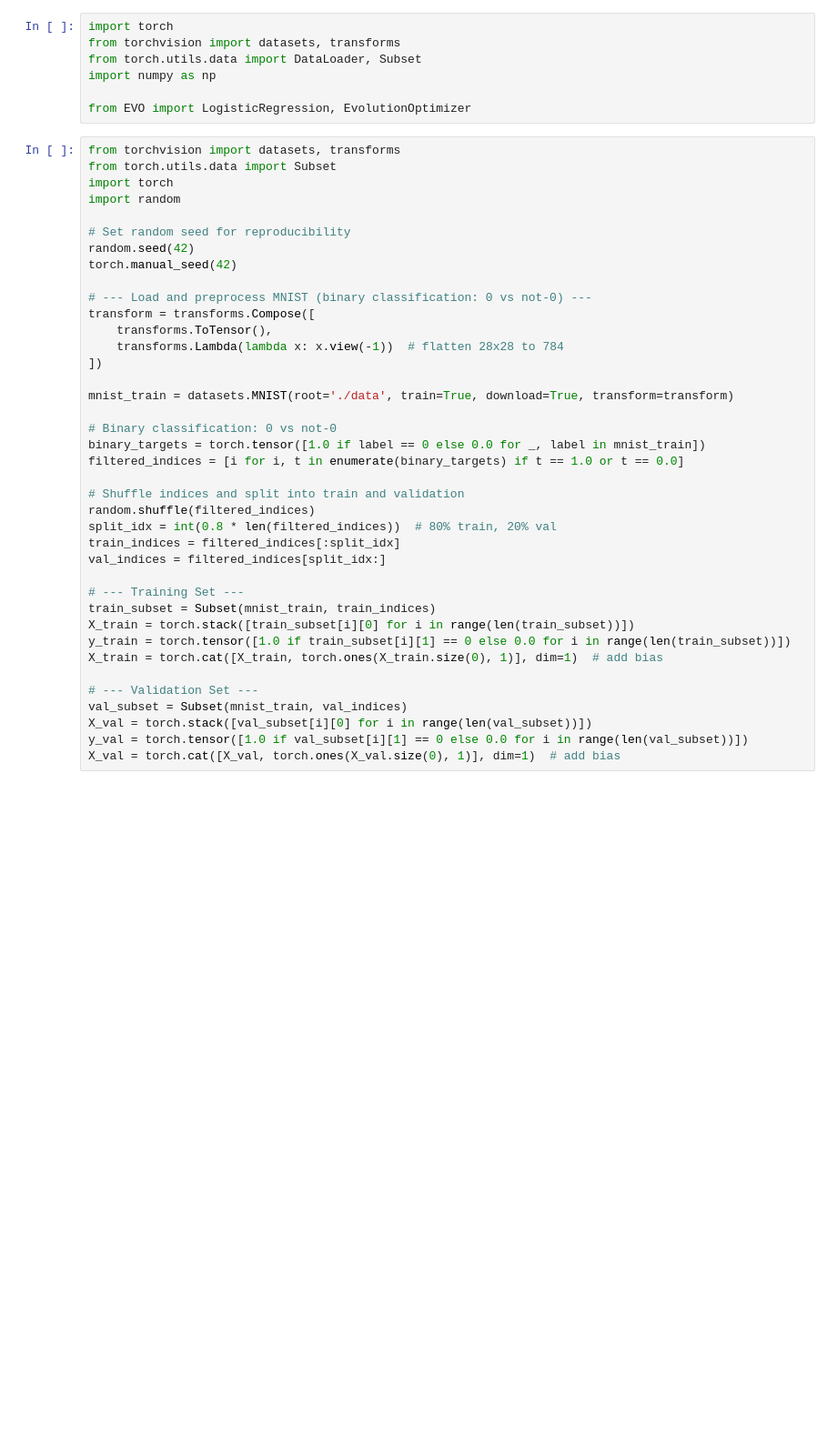
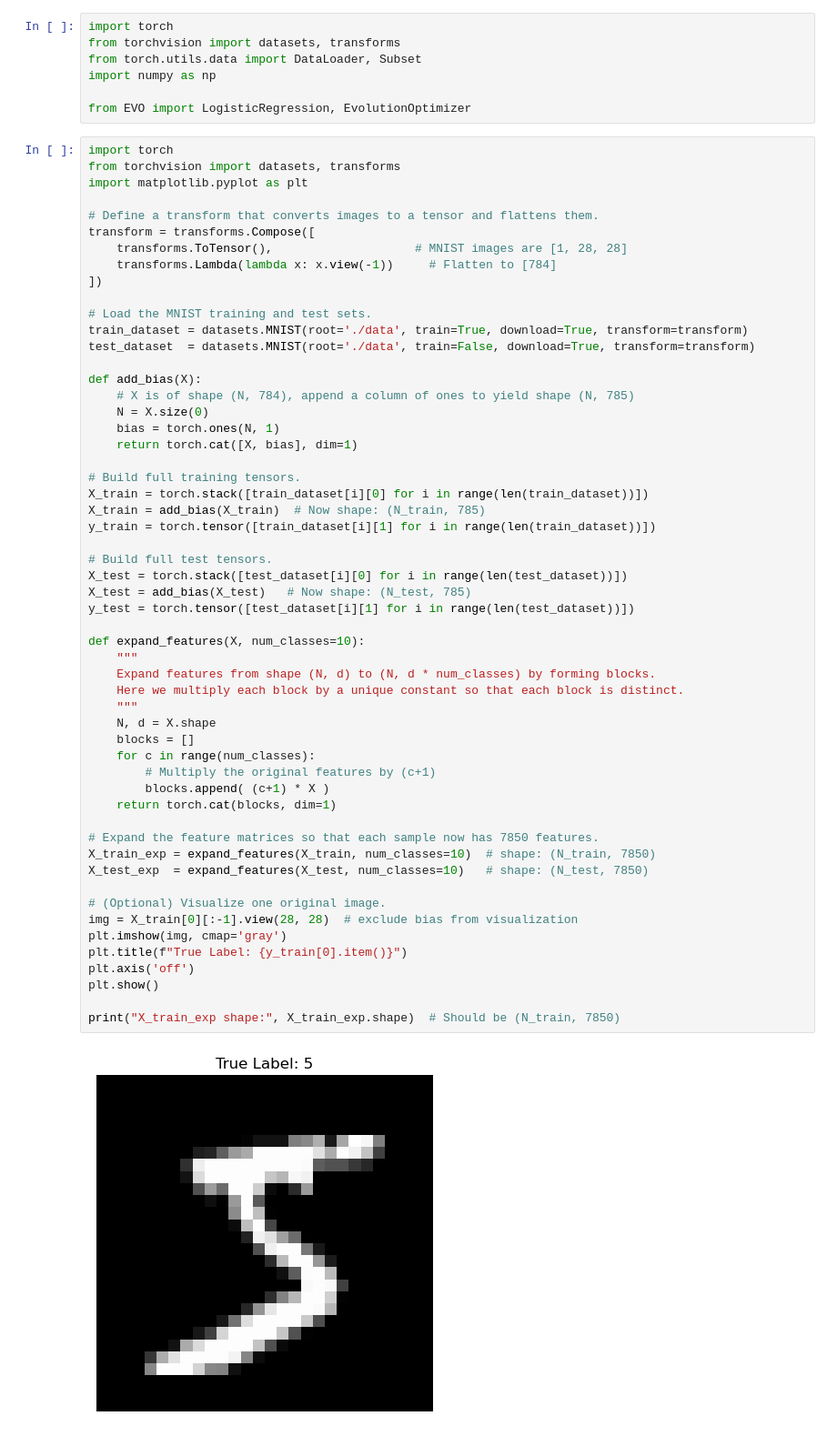
Before and after one commit to lawolff1702/EVO, a Jupyter notebook: base.ipynb, the cells around one changed output. Shown at 91% size. Saved outputs shown, nothing was run; the diff lists cells and outputs as text; blank space fills up the shorter version.

```diff
--- a/base.ipynb
+++ b/base.ipynb
@@ -9,41 +9,59 @@ import numpy as np
 
 from EVO import LogisticRegression, EvolutionOptimizer
 # %%
+import torch
 from torchvision import datasets, transforms
-from torch.utils.data import Subset
-import torch
-import random
+import matplotlib.pyplot as plt
 
-# Set random seed for reproducibility
-random.seed(42)
-torch.manual_seed(42)
-
-# --- Load and preprocess MNIST (binary classification: 0 vs not-0) ---
+# Define a transform that converts images to a tensor and flattens them.
 transform = transforms.Compose([
-    transforms.ToTensor(),
-    transforms.Lambda(lambda x: x.view(-1))  # flatten 28x28 to 784
+    transforms.ToTensor(),                    # MNIST images are [1, 28, 28]
+    transforms.Lambda(lambda x: x.view(-1))     # Flatten to [784]
 ])
 
-mnist_train = datasets.MNIST(root='./data', train=True, download=True, transform=transform)
+# Load the MNIST training and test sets.
+train_dataset = datasets.MNIST(root='./data', train=True, download=True, transform=transform)
+test_dataset  = datasets.MNIST(root='./data', train=False, download=True, transform=transform)
 
-# Binary classification: 0 vs not-0
-binary_targets = torch.tensor([1.0 if label == 0 else 0.0 for _, label in mnist_train])
-filtered_indices = [i for i, t in enumerate(binary_targets) if t == 1.0 or t == 0.0]
+def add_bias(X):
+    # X is of shape (N, 784), append a column of ones to yield shape (N, 785)
+    N = X.size(0)
+    bias = torch.ones(N, 1)
+    return torch.cat([X, bias], dim=1)
 
-# Shuffle indices and split into train and validation
-random.shuffle(filtered_indices)
-split_idx = int(0.8 * len(filtered_indices))  # 80% train, 20% val
-train_indices = filtered_indices[:split_idx]
-val_indices = filtered_indices[split_idx:]
+# Build full training tensors.
+X_train = torch.stack([train_dataset[i][0] for i in range(len(train_dataset))])
+X_train = add_bias(X_train)  # Now shape: (N_train, 785)
+y_train = torch.tensor([train_dataset[i][1] for i in range(len(train_dataset))])
 
-# --- Training Set ---
-train_subset = Subset(mnist_train, train_indices)
-X_train = torch.stack([train_subset[i][0] for i in range(len(train_subset))])
-y_train = torch.tensor([1.0 if train_subset[i][1] == 0 else 0.0 for i in range(len(train_subset))])
-X_train = torch.cat([X_train, torch.ones(X_train.size(0), 1)], dim=1)  # add bias
+# Build full test tensors.
+X_test = torch.stack([test_dataset[i][0] for i in range(len(test_dataset))])
+X_test = add_bias(X_test)   # Now shape: (N_test, 785)
+y_test = torch.tensor([test_dataset[i][1] for i in range(len(test_dataset))])
 
-# --- Validation Set ---
-val_subset = Subset(mnist_train, val_indices)
-X_val = torch.stack([val_subset[i][0] for i in range(len(val_subset))])
-y_val = torch.tensor([1.0 if val_subset[i][1] == 0 else 0.0 for i in range(len(val_subset))])
-X_val = torch.cat([X_val, torch.ones(X_val.size(0), 1)], dim=1)  # add bias
+def expand_features(X, num_classes=10):
+    """
+    Expand features from shape (N, d) to (N, d * num_classes) by forming blocks.
+    Here we multiply each block by a unique constant so that each block is distinct.
+    """
+    N, d = X.shape
+    blocks = []
+    for c in range(num_classes):
+        # Multiply the original features by (c+1)
+        blocks.append( (c+1) * X )
+    return torch.cat(blocks, dim=1)
+
+# Expand the feature matrices so that each sample now has 7850 features.
+X_train_exp = expand_features(X_train, num_classes=10)  # shape: (N_train, 7850)
+X_test_exp  = expand_features(X_test, num_classes=10)   # shape: (N_test, 7850)
+
+# (Optional) Visualize one original image.
+img = X_train[0][:-1].view(28, 28)  # exclude bias from visualization
+plt.imshow(img, cmap='gray')
+plt.title(f"True Label: {y_train[0].item()}")
+plt.axis('off')
+plt.show()
+
+print("X_train_exp shape:", X_train_exp.shape)  # Should be (N_train, 7850)
+# %% [output]
+[figure, added]
```
Also changed, not shown: parts of 11 cells of this notebook, 2 other files.
